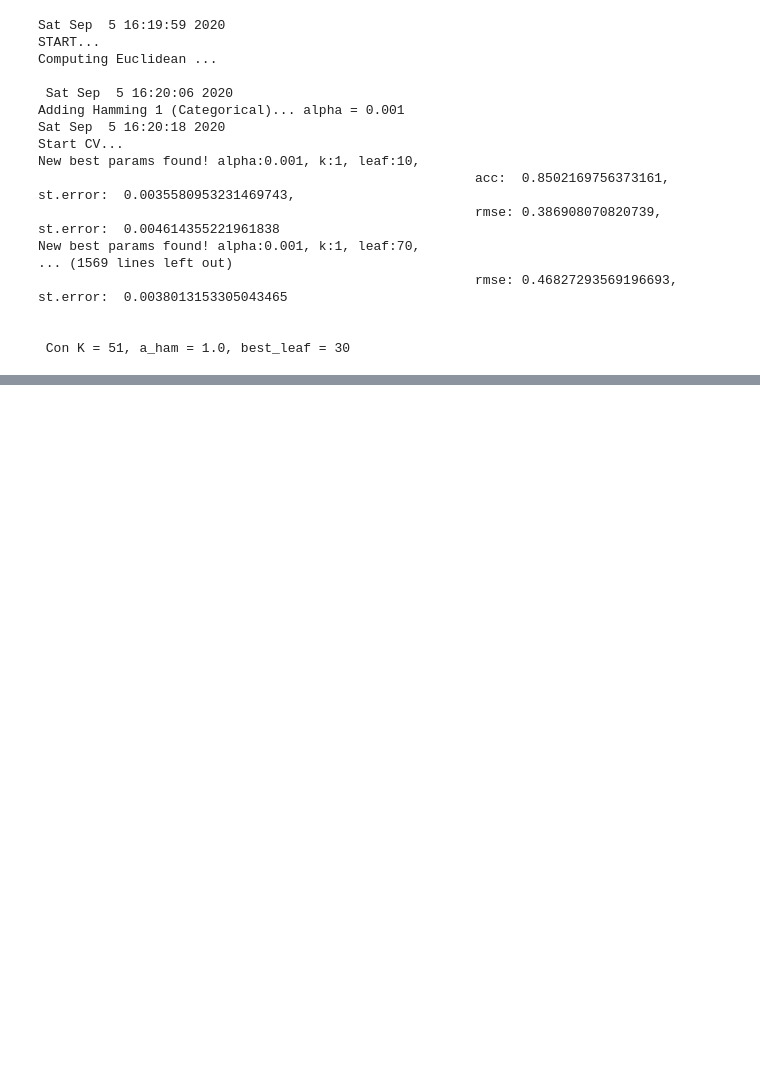
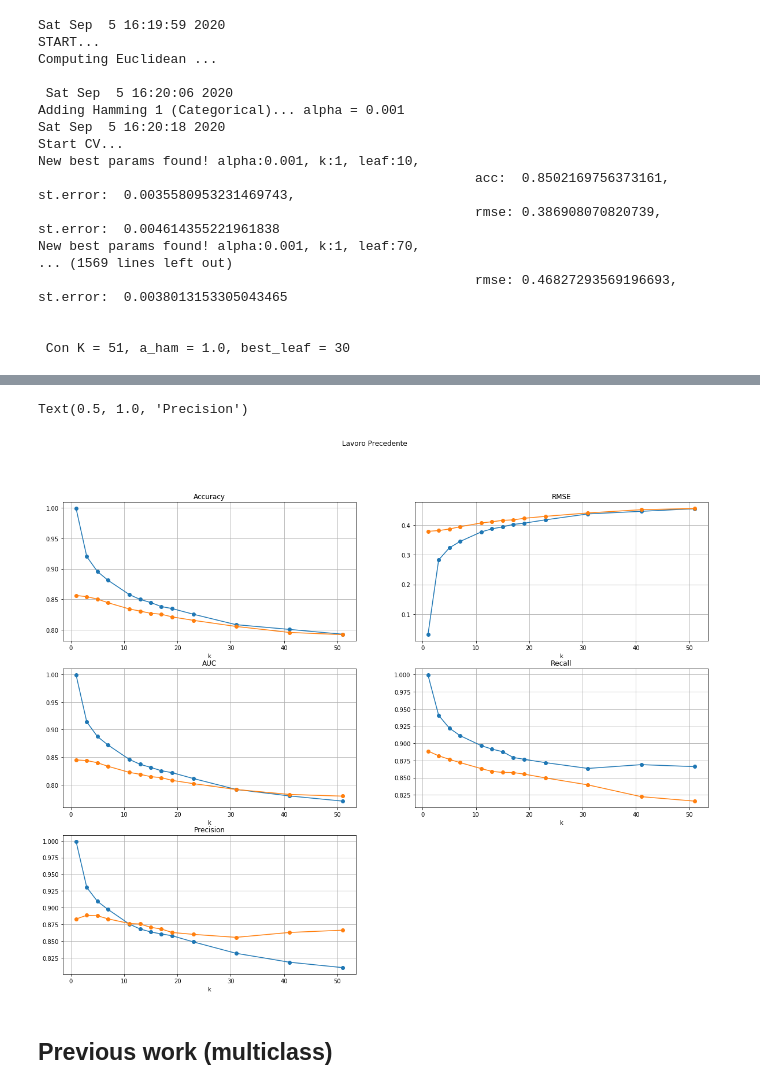
Before and after one commit to simonedambrosi/MLTOX-Simone, a Jupyter notebook: script sistemati/KNN.ipynb, the cells around one changed output, grey strips where cells are left out. Drawn from its saved outputs; the diff is of its cells as text; code cells hidden in the pictures; blank space fills up the shorter version.

```diff
--- a/script sistemati/KNN.ipynb
+++ b/script sistemati/KNN.ipynb
@@ -231,0 +395,47 @@ New best params found! alpha:0.001, k:1, leaf:70,
+# %%
+from helper_knn import *
+k = [1,3,5,7,11,13,15,17,19,23,31,41,51]
+table = pd.read_csv('output/tab_knn_previous_binary.csv').drop(columns = 'Unnamed: 0')
+
+plt.figure(figsize = [20,15])
+plt.subplot(3,2,1)
+plt.suptitle('Lavoro Precedente')
+
+plt.plot(k, table.acc_train, '-o')
+plt.plot(k, table.acc_test, '-o')
+plt.grid()
+plt.xlabel('k')
+plt.title('Accuracy')
+
+plt.subplot(3,2,2)
+plt.plot(k,table.rmse_train, '-o')
+plt.plot(k,table.rmse_test, '-o')
+plt.grid()
+plt.xlabel('k')
+plt.title('RMSE')
+
+plt.subplot(3,2,3)
+plt.plot(k, table.auc_train, '-o')
+plt.plot(k, table.auc_test, '-o')
+plt.grid()
+plt.xlabel('k')
+plt.title('AUC')
+
+plt.subplot(3,2,4)
+plt.plot(k, table.recall_train, '-o')
+plt.plot(k, table.recall_test, '-o')
+plt.grid()
+plt.xlabel('k')
+plt.title('Recall')
+
+plt.subplot(3,2,5)
+plt.plot(k, table.precision_train, '-o')
+plt.plot(k, table.precision_test, '-o')
+plt.grid()
+plt.xlabel('k')
+plt.title('Precision')
+# %% [output]
+Text(0.5, 1.0, 'Precision')
+[figure, added]
+# %% [markdown]
+## Previous work (multiclass)
```
Also changed, not shown: parts of 28 cells of this notebook, 8 other files.
